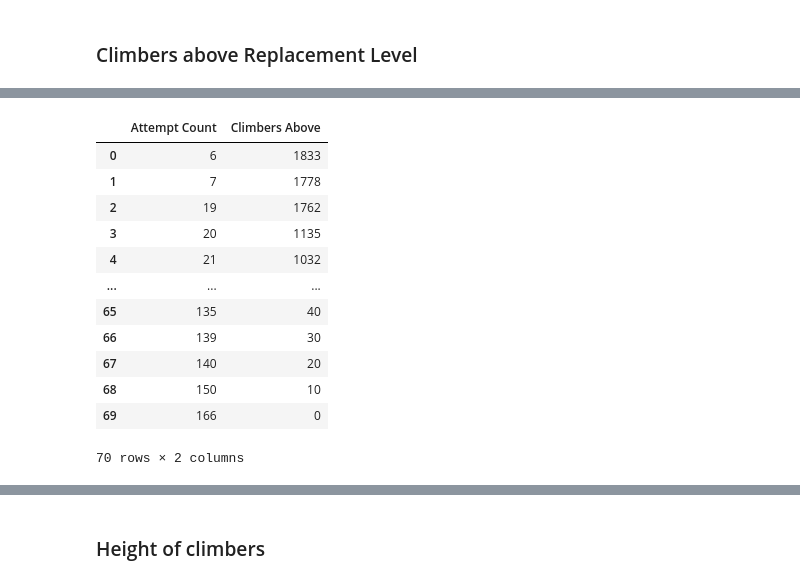
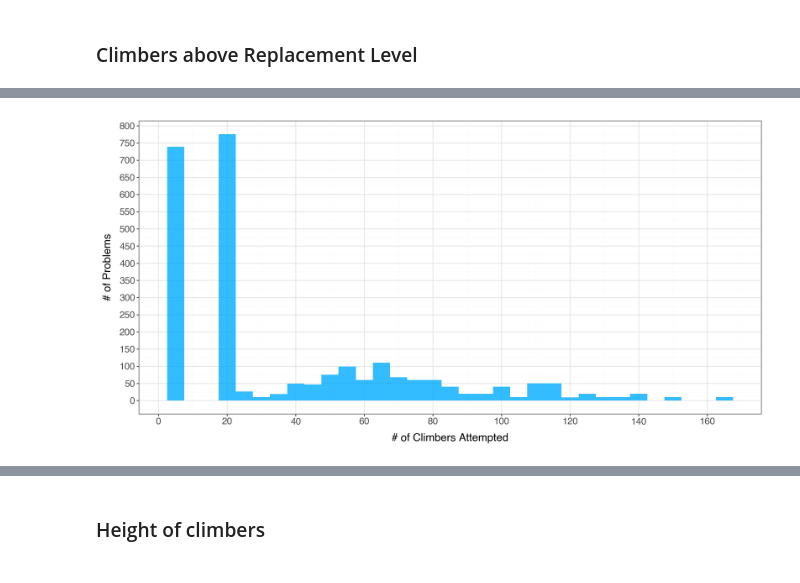
Before and after one commit to baronet2/boulder2vec, a Jupyter notebook: eda.ipynb, the cells around one changed output, grey strips where cells are left out. Drawn from its saved outputs; the diff is of its cells as text; code cells hidden in the pictures.

```diff
--- a/eda.ipynb
+++ b/eda.ipynb
@@ -80,16 +49,26 @@ p
-# %%
-plot_df
-# %% [output]
-|  | Attempt Count | Climbers Above |
-| 0 | 6 | 1833 |
-| 1 | 7 | 1778 |
-| 2 | 19 | 1762 |
-| 3 | 20 | 1135 |
-| 4 | 21 | 1032 |
-| ... | ... | ... |
-| 65 | 135 | 40 |
-| 66 | 139 | 30 |
-| 67 | 140 | 20 |
-| 68 | 150 | 10 |
-| 69 | 166 | 0 |
-70 rows × 2 columns
+# %%
+problem_id_counts = df['Problem_ID'].value_counts().reset_index()
+problem_id_counts.columns = ['Problem_ID', 'Frequency']
+
+plotnine.options.figure_size = (12,6)
+p = (
+    ggplot(problem_id_counts, aes(x='Frequency'))
+    + geom_histogram(binwidth=5, fill='#00abff', alpha = 0.8)
+    + labs(
+        x='# of Climbers Attempted',
+        y='# of Problems'
+    )
+    + theme_bw()
+    + theme(
+        axis_title=element_text(size=14),
+        axis_text=element_text(size=12),
+    )
+    + scale_x_continuous(breaks=range(0, 167, 20))
+    + scale_y_continuous(breaks=range(0, 900, 50))
+)
+
+p.save('problem_id_frequency_histogram_plotnine.png', dpi=300)
+
+p
+# %% [output]
+[figure, added]
```
Also changed, not shown: parts of 8 cells of this notebook.
